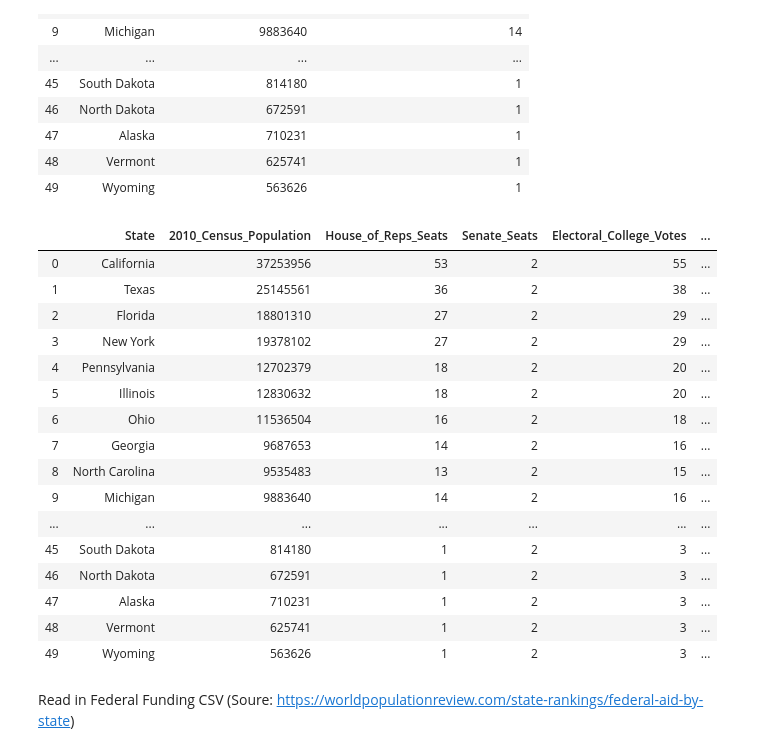
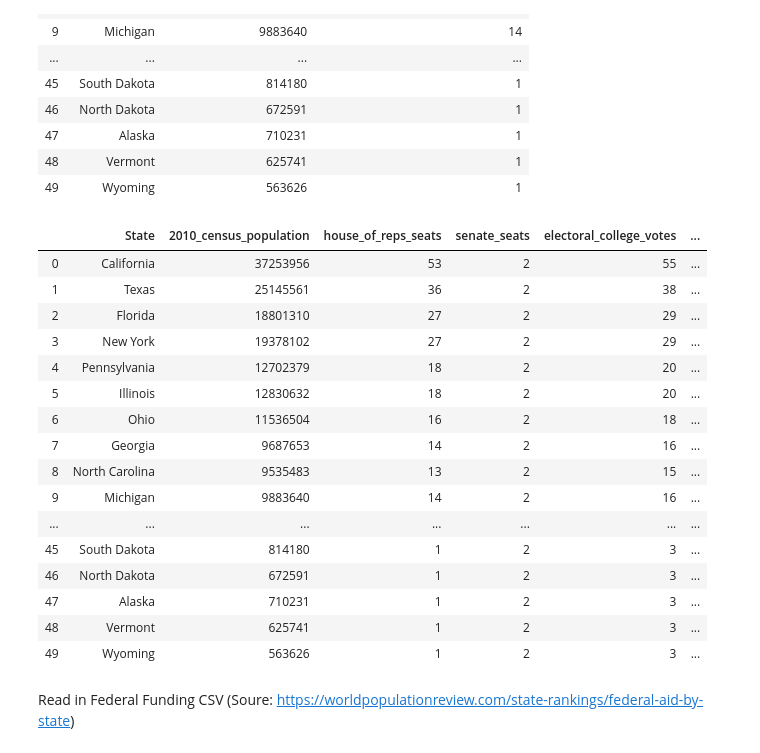
Before and after one commit to jmrafferty/US-Representation-Project, a Jupyter notebook: Representation/Represention.ipynb, the cells around one changed output. Cells and saved outputs as stored; diff of their text form; code cells hidden in the pictures.

```diff
--- a/Representation/Represention.ipynb
+++ b/Representation/Represention.ipynb
@@ -181,17 +181,17 @@ representation_df
 | 48 | Vermont | 625741 | 1 |
 | 49 | Wyoming | 563626 | 1 |
 # %%
-representation_df['Senate_Seats'] = 2
+representation_df['senate_seats'] = 2
 electoral_college_col = representation_df['Total U.S. House of Representatives Seats'].astype(int) + 2
-representation_df['Electoral_College_Votes'] = electoral_college_col
-representation_df = representation_df.rename(columns = {'2010 Census Population': '2010_Census_Population',
-                                                        'Total U.S. House of Representatives Seats': 'House_of_Reps_Seats',
+representation_df['electoral_college_votes'] = electoral_college_col
+representation_df = representation_df.rename(columns = {'2010 Census Population': '2010_census_population',
+                                                        'Total U.S. House of Representatives Seats': 'house_of_reps_seats'
                                                        })
-representation_df['Population/Senate_Seat_(mil)'] = representation_df['2010_Census_Population'].astype(int) / representation_df['Senate_Seats'] / 1000000
-representation_df['Population/House_Seat_(mil)'] = representation_df['2010_Census_Population'].astype(int) / representation_df['House_of_Reps_Seats'].astype(int) / 1000000
+representation_df['pop_per_senator_(mil)'] = representation_df['2010_census_population'].astype(int) / representation_df['senate_seats'] / 1000000
+representation_df['pop_per_rep_(mil)'] = representation_df['2010_census_population'].astype(int) / representation_df['house_of_reps_seats'].astype(int) / 1000000
 representation_df
 # %% [output]
-|  | State | 2010_Census_Population | House_of_Reps_Seats | Senate_Seats | Electoral_College_Votes | ... |
+|  | State | 2010_census_population | house_of_reps_seats | senate_seats | electoral_college_votes | ... |
 | 0 | California | 37253956 | 53 | 2 | 55 | ... |
 | 1 | Texas | 25145561 | 36 | 2 | 38 | ... |
 | 2 | Florida | 18801310 | 27 | 2 | 29 | ... |
```
Also changed, not shown: parts of 8 cells of this notebook.
